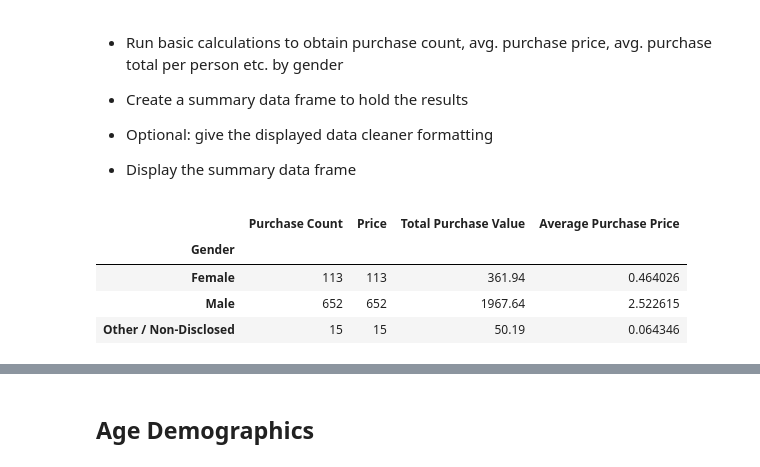
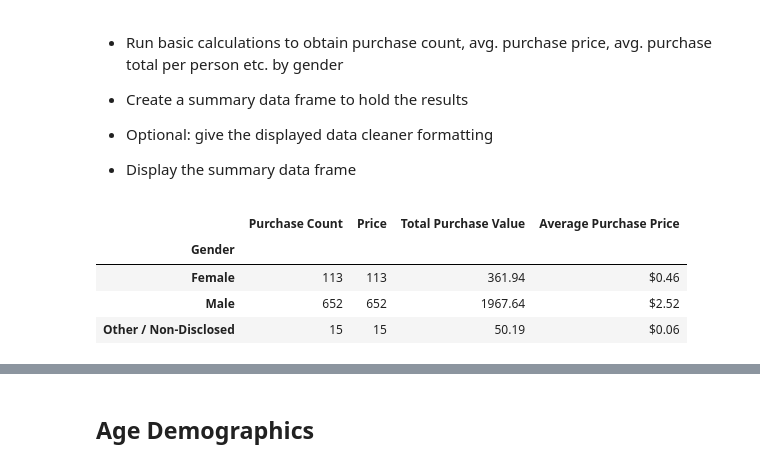
Before and after one commit to Unis434/pandas---challenge, a Jupyter notebook: HeroesOfPymoli_starter.ipynb, the cells around one changed output, grey strips where cells are left out. Saved outputs shown, nothing was run; the diff lists cells and outputs as text; code cells hidden in the pictures.

```diff
--- a/HeroesOfPymoli_starter.ipynb
+++ b/HeroesOfPymoli_starter.ipynb
@@ -150,36 +146,36 @@ Name: Gender, dtype: int64
 # %%
 #limit the data frame
 gender_analysis_df = purchases_df.loc[:, ["Gender", "Purchase ID", "Price"]]
-
 # gender_analysis_df.head()
 
 #group by gender
 gender_analysis_df = gender_analysis_df.groupby("Gender")
 
 # gender_analysis_df.head()
 
 #calculations
 purchase_analysis_df = gender_analysis_df.count()
 
 #Total Purchase Value
 total_purchase_value = gender_analysis_df["Price"].sum()
+
 # total_purchase_value
 purchase_analysis_df["Total Purchase Value"] = total_purchase_value
 
 #Average Purchase Price
 average_price = total_purchase_value / purchase_number
+
 # average_price
 purchase_analysis_df["Average Purchase Price"] = average_price
 
-#Average Total Purchase per Person
-Purchase_per_person = (purchase_analysis_df["Total Purchase Value"].sum()) / (purchase_analysis_df["Purchase Count"].sum())
-
 purchase_analysis_df = purchase_analysis_df.rename(columns = {"Purchase ID":"Purchase Count"})
 
+purchase_analysis_df["Average Purchase Price"] = purchase_analysis_df["Average Purchase Price"].map("${:.2f}".format)
+
 purchase_analysis_df
 # %% [output]
 |  | Purchase Count | Price | Total Purchase Value | Average Purchase Price |
 | Gender |  |  |  |  |
-| Female | 113 | 113 | 361.94 | 0.464026 |
-| Male | 652 | 652 | 1967.64 | 2.522615 |
-| Other / Non-Disclosed | 15 | 15 | 50.19 | 0.064346 |
+| Female | 113 | 113 | 361.94 | $0.46 |
+| Male | 652 | 652 | 1967.64 | $2.52 |
+| Other / Non-Disclosed | 15 | 15 | 50.19 | $0.06 |
```
Also changed, not shown: parts of 14 cells of this notebook.
